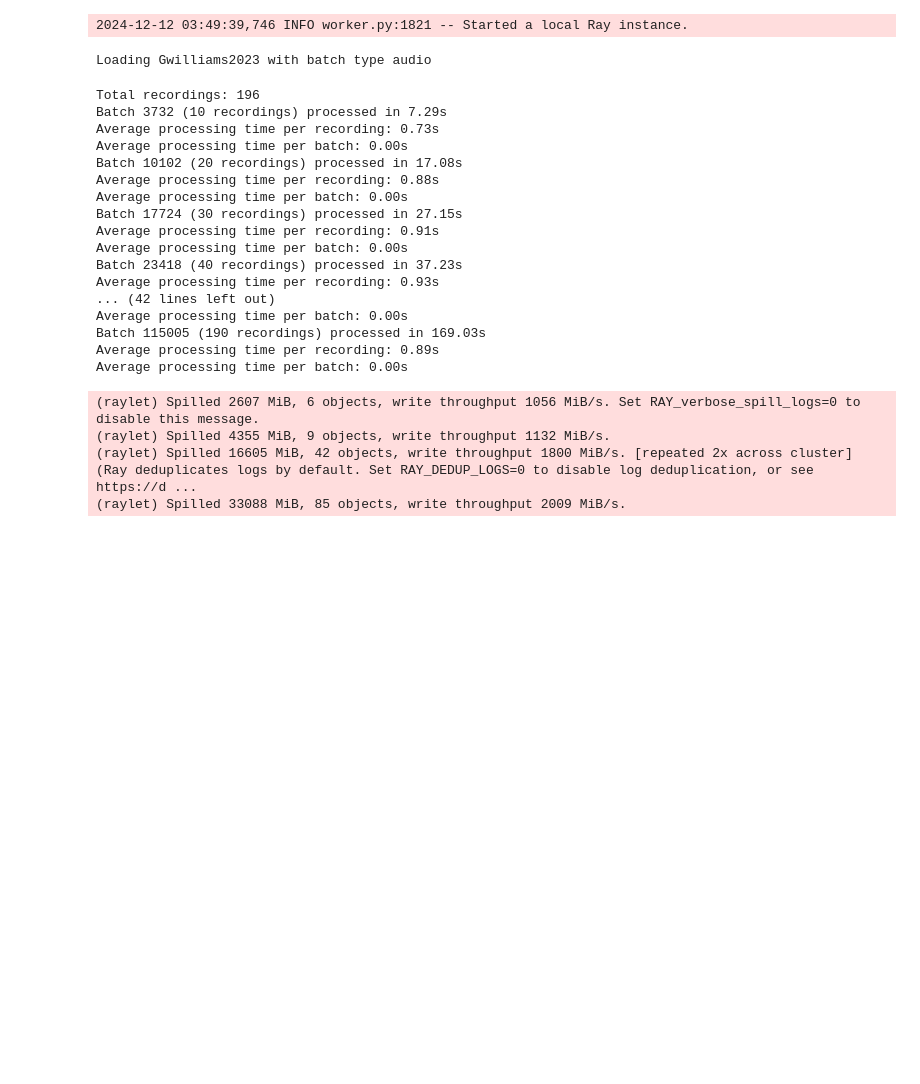
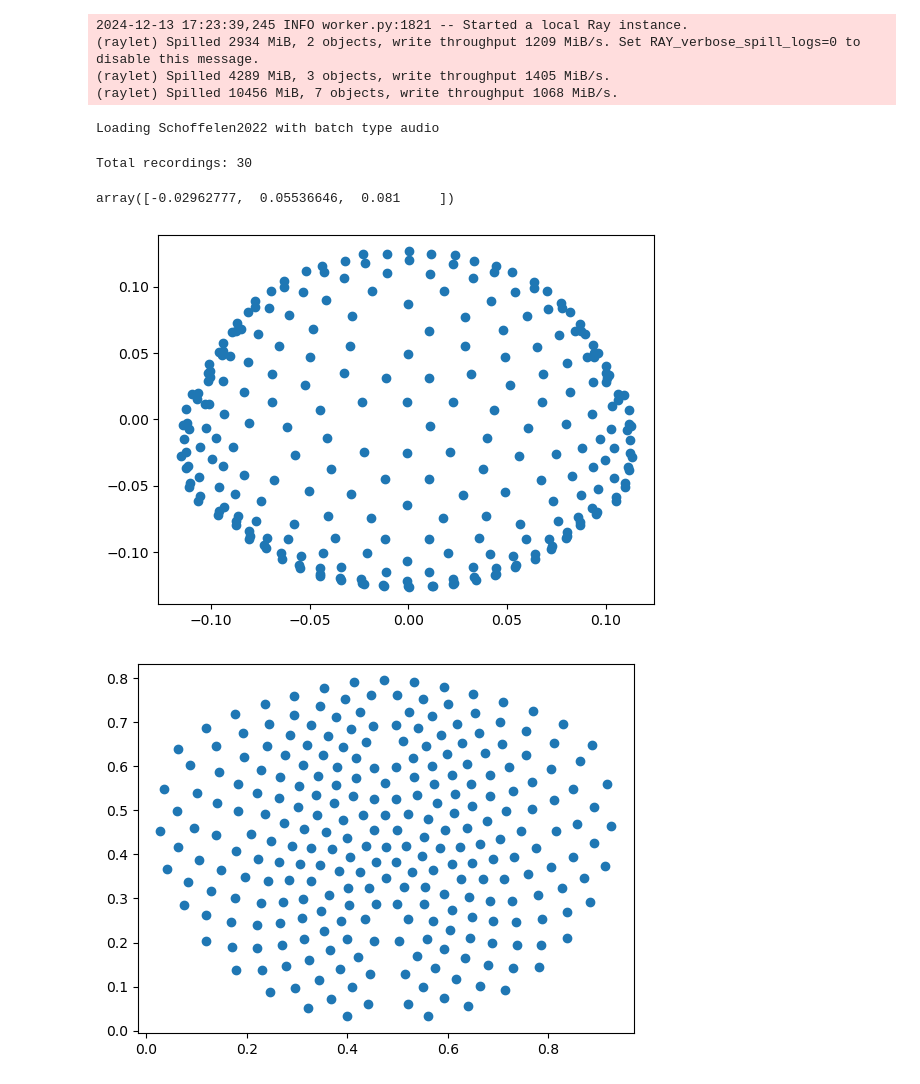
Before and after one commit to shsu04/brain-decoding, a Jupyter notebook: test.ipynb, the cells around one changed output. Drawn from its saved outputs; the diff is of its cells as text; code cells hidden in the pictures; blank space fills up the shorter version.

```diff
--- a/test.ipynb
+++ b/test.ipynb
@@ -12,7 +12,7 @@ dataloader = DataLoader(
     brain_clipping=20,
     baseline_window=0.5,
     new_freq=100,
-    batch_types={"audio": 12},
+    batch_types={"audio": 2},
     batch_kwargs={
         'audio': {
             'max_random_shift': 1,
@@ -25,17 +25,20 @@ dataloader = DataLoader(
     },
 )
 # %% [output]
-2024-12-12 03:49:39,746 INFO worker.py:1821 -- Started a local Ray instance.
+2024-12-13 17:23:39,245 INFO worker.py:1821 -- Started a local Ray instance.
+(raylet) Spilled 2934 MiB, 2 objects, write throughput 1209 MiB/s. Set RAY_verbose_spill_logs=0 to disable this message.
+(raylet) Spilled 4289 MiB, 3 objects, write throughput 1405 MiB/s.
+(raylet) Spilled 10456 MiB, 7 objects, write throughput 1068 MiB/s.
 # %%
 study = StudyFactory.create_study(
-    study_name='gwilliams2023',
+    study_name='schoffelen2022',
     batch_type='audio',
-    path='data/gwilliams2023',
+    path='data/schoffelen2022',
     cache_enabled=True,
     max_cache_size=200, # in items
 )
 # %% [output]
-Loading Gwilliams2023 with batch type audio
+Loading Schoffelen2022 with batch type audio
 # %%
 from itertools import chain
 import random
@@ -63,7 +66,9 @@ try:
         batches += brain.shape[0]
         recs += 1
 
-        if recs % 10 == 0:
+        break
+
+        if recs % 1 == 0:
             print(f"Batch {batches} ({recs} recordings) processed in {time.time() - start_time:.2f}s")
             print(
                 f"Average processing time per recording: {(time.time() - start_time) / recs:.2f}s"
@@ -79,24 +84,27 @@ except Exception as e:
     print("Error", e)
     dataloader.stop()
 # %% [output]
-Total recordings: 196
-Batch 3732 (10 recordings) processed in 7.29s
-Average processing time per recording: 0.73s
-Average processing time per batch: 0.00s
-Batch 10102 (20 recordings) processed in 17.08s
-Average processing time per recording: 0.88s
-Average processing time per batch: 0.00s
-Batch 17724 (30 recordings) processed in 27.15s
-Average processing time per recording: 0.91s
-Average processing time per batch: 0.00s
-Batch 23418 (40 recordings) processed in 37.23s
-Average processing time per recording: 0.93s
-... (42 lines left out)
-Average processing time per batch: 0.00s
-Batch 115005 (190 recordings) processed in 169.03s
-Average processing time per recording: 0.89s
-Average processing time per batch: 0.00s
+Total recordings: 30
-(raylet) Spilled 2607 MiB, 6 objects, write throughput 1056 MiB/s. Set RAY_verbose_spill_logs=0 to disable this message.
-(raylet) Spilled 4355 MiB, 9 objects, write throughput 1132 MiB/s.
-(raylet) Spilled 16605 MiB, 42 objects, write throughput 1800 MiB/s. [repeated 2x across cluster] (Ray deduplicates logs by default. Set RAY_DEDUP_LOGS=0 to disable log deduplication, or see https://d ...
-(raylet) Spilled 33088 MiB, 85 objects, write throughput 2009 MiB/s.
+# %%
+batch.recording.info["chs"][0]["loc"][:3]
+# %% [output]
+array([-0.02962777,  0.05536646,  0.081     ])
+# %%
+import matplotlib.pyplot as plt
+import numpy as np
+import mne
+
+# Plot sensor locations
+
+locs = [ch["loc"][:3] for ch in batch.recording.info["chs"]]
+locs = np.array(locs)
+plt.scatter(locs[:, 0], locs[:, 1])
+plt.show()
+
+layout = mne.find_layout(batch.recording.info)
+layout = layout.pos[:269, :2]
+plt.scatter(layout[:, 0], layout[:, 1])
+plt.show()
+# %% [output]
+[figure, added]
+[figure, added]
```
Also changed, not shown: parts of 2 cells of this notebook, 4 other files.
